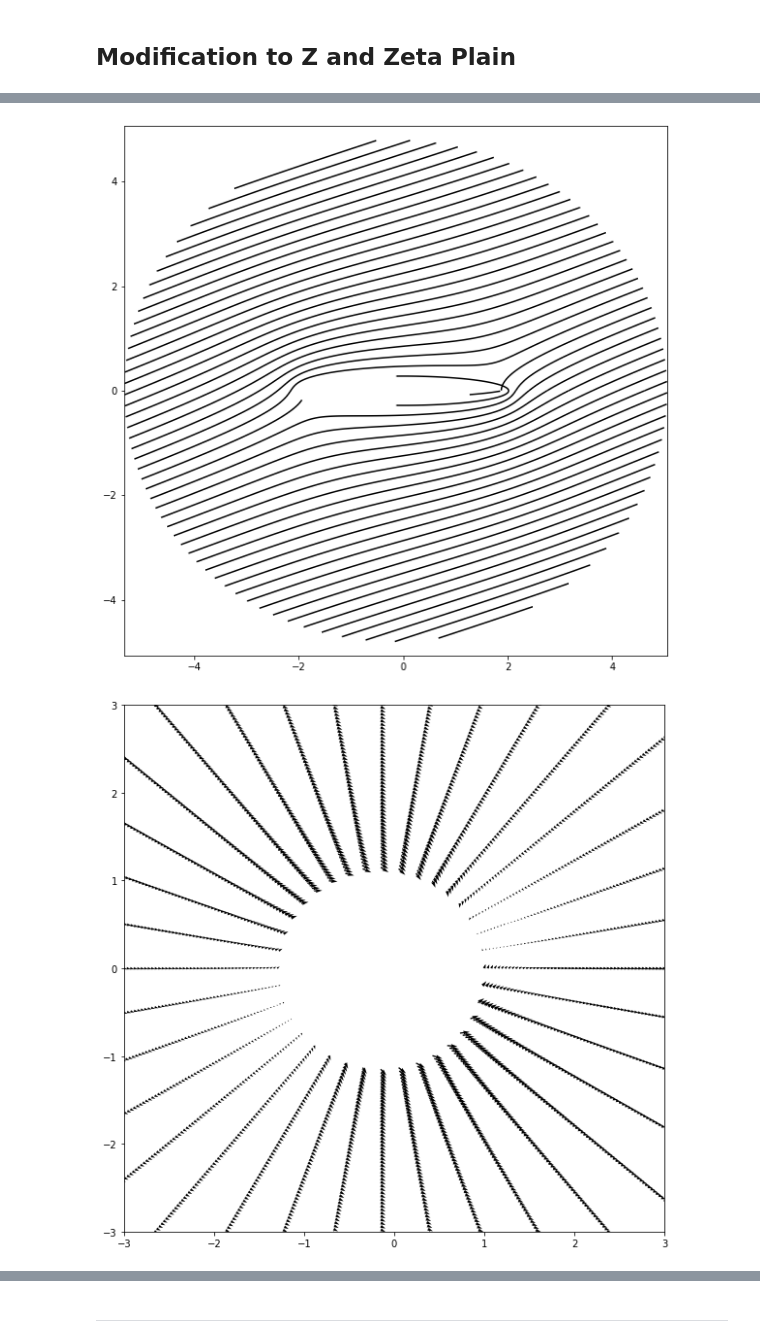
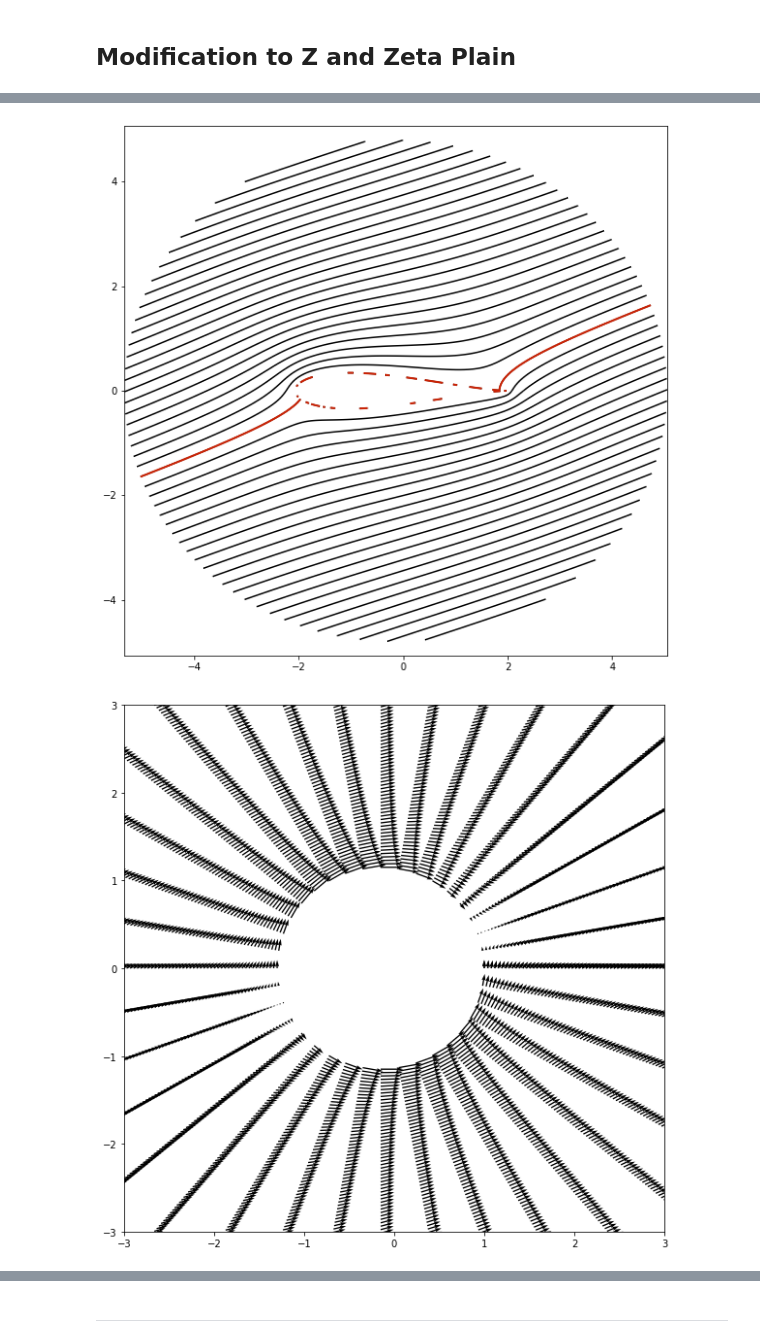
Before and after one commit to smmagic/MAE6226, a Jupyter notebook: Assignment_02.ipynb, the cells around one changed output, grey strips where cells are left out. Saved outputs shown, nothing was run; the diff lists cells and outputs as text; code cells hidden in the pictures.

```diff
--- a/Assignment_02.ipynb
+++ b/Assignment_02.ipynb
@@ -620,16 +695,18 @@ pyplot.axis('equal');
 # %%
 pyplot.figure(figsize=(10, 10))
-pyplot.contour(numpy.real(zeta), numpy.imag(zeta), psi, 50, colors='black', extend='both', linestyles='solid');
+pyplot.contour(numpy.real(zeta), numpy.imag(zeta), psi_Prime, 50, colors='black', extend='both', linestyles='solid');
+pyplot.contour(numpy.real(zeta), numpy.imag(zeta), psi_Prime,
+               levels=[0.], colors='#CD2305', linewidths=2, linestyles='solid')
 pyplot.axis('equal');
 # %% [output]
-[figure, old version]
+[figure, new version]
 # %%
 pyplot.figure(figsize=(10, 10))
-pyplot.quiver(x[0::2][0::2], y[0::2][0::2], u[0::2][0::2], v[0::2][0::2]);
+pyplot.quiver(x[0::2][0::2], y[0::2][0::2], u_New[0::2][0::2], v_New[0::2][0::2], scale=45);
 pyplot.xlim(-3, 3);
 pyplot.ylim(-3, 3);
 #pyplot.show
 # %% [output]
-[figure, old version]
+[figure, new version]
 # %%
 pyplot.figure(figsize=(10, 10))
```
Also changed, not shown: parts of 19 cells of this notebook.
